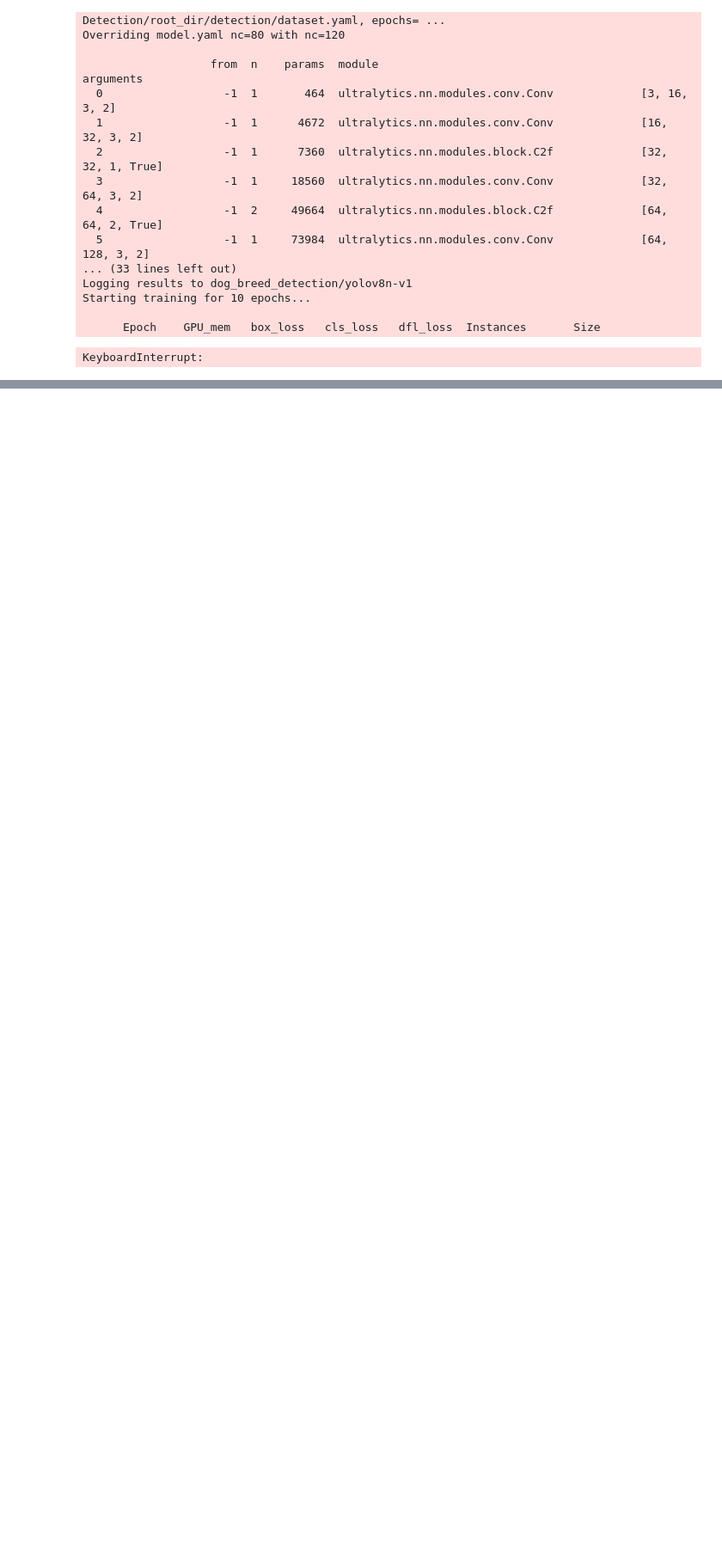
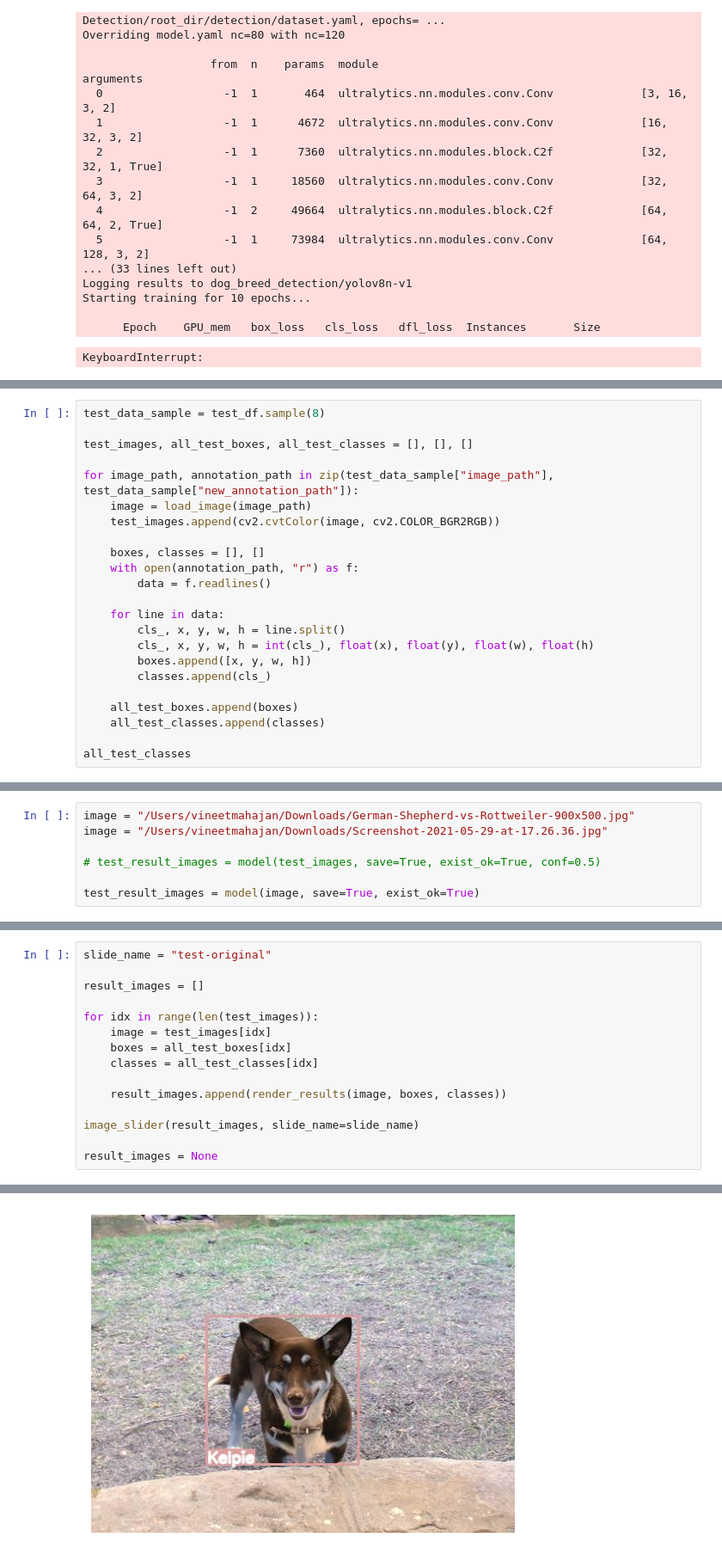
Before and after one commit to aka-vm/Hello-CV, a Jupyter notebook: kaggle_notebooks/Dog Breed Detection/Dog Breed Detection.ipynb, the cells around one changed output, grey strips where cells are left out. Shown at 86% size. Drawn from its saved outputs; the diff is of its cells as text; blank space fills up the shorter version.

Commit message:
kaggle addes slide test

```diff
--- a/kaggle_notebooks/Dog Breed Detection/Dog Breed Detection.ipynb
+++ b/kaggle_notebooks/Dog Breed Detection/Dog Breed Detection.ipynb
@@ -569,0 +576,23 @@ KeyboardInterrupt:
+# %%
+test_data_sample = test_df.sample(8)
+
+test_images, all_test_boxes, all_test_classes = [], [], []
+
+for image_path, annotation_path in zip(test_data_sample["image_path"], test_data_sample["new_annotation_path"]):
+    image = load_image(image_path)
+    test_images.append(cv2.cvtColor(image, cv2.COLOR_BGR2RGB))
+
+    boxes, classes = [], []
+    with open(annotation_path, "r") as f:
+        data = f.readlines()
+
+    for line in data:
+        cls_, x, y, w, h = line.split()
+        cls_, x, y, w, h = int(cls_), float(x), float(y), float(w), float(h)
+        boxes.append([x, y, w, h])
+        classes.append(cls_)
+
+    all_test_boxes.append(boxes)
+    all_test_classes.append(classes)
+
+all_test_classes
@@ -569,0 +601,7 @@ KeyboardInterrupt:
+# %%
+image = "/Users/vineetmahajan/Downloads/German-Shepherd-vs-Rottweiler-900x500.jpg"
+image = "/Users/vineetmahajan/Downloads/Screenshot-2021-05-29-at-17.26.36.jpg"
+
+# test_result_images = model(test_images, save=True, exist_ok=True, conf=0.5)
+
+test_result_images = model(image, save=True, exist_ok=True)
@@ -569,0 +636,16 @@ KeyboardInterrupt:
+# %%
+slide_name = "test-original"
+
+result_images = []
+
+for idx in range(len(test_images)):
+    image = test_images[idx]
+    boxes = all_test_boxes[idx]
+    classes = all_test_classes[idx]
+
+    result_images.append(render_results(image, boxes, classes))
+
+image_slider(result_images, slide_name=slide_name)
+
+result_images = None
+# %% [output]
@@ -569,0 +653 @@ KeyboardInterrupt:
+[figure, added]
```
Also changed, not shown: parts of 7 cells of this notebook.
